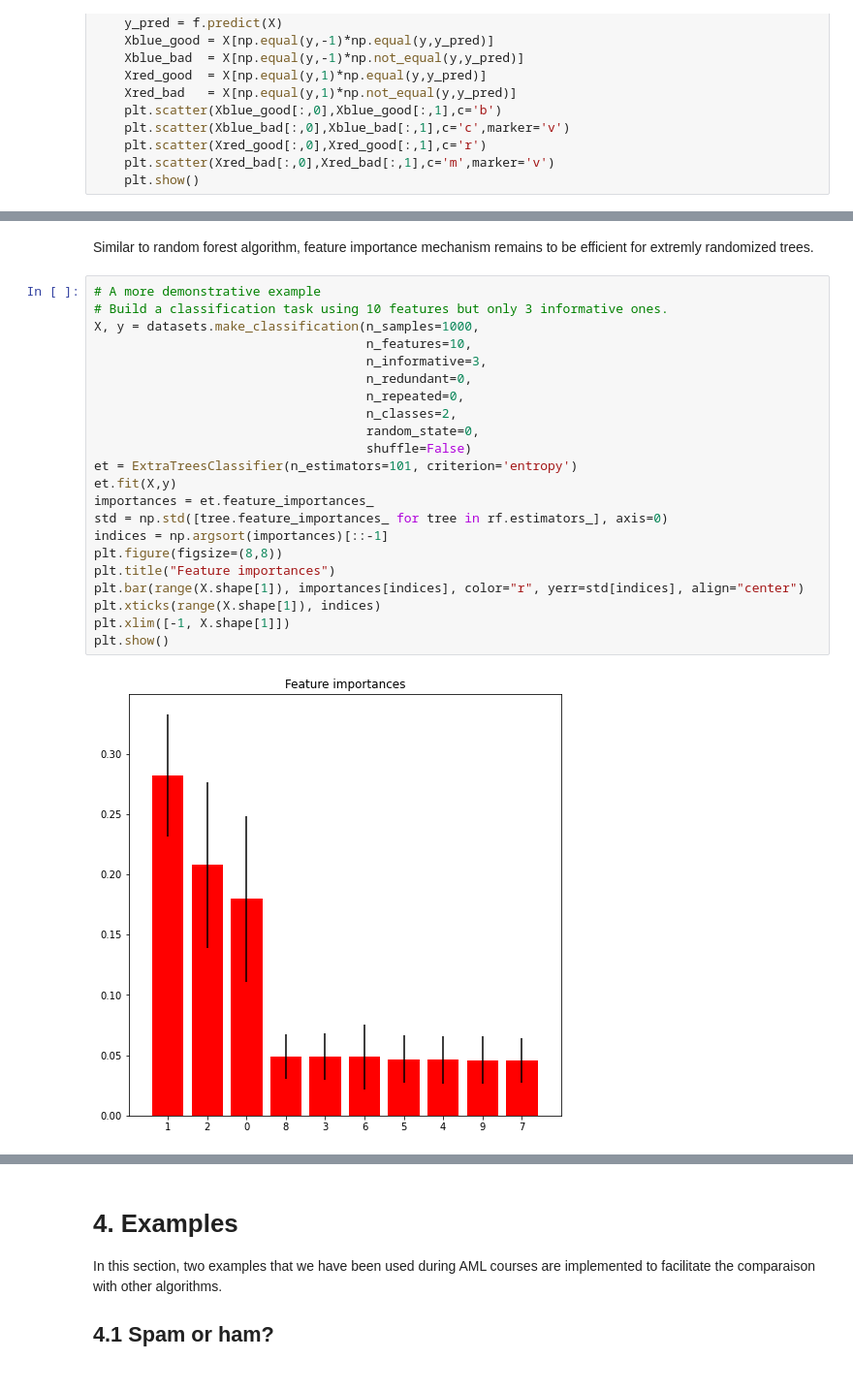
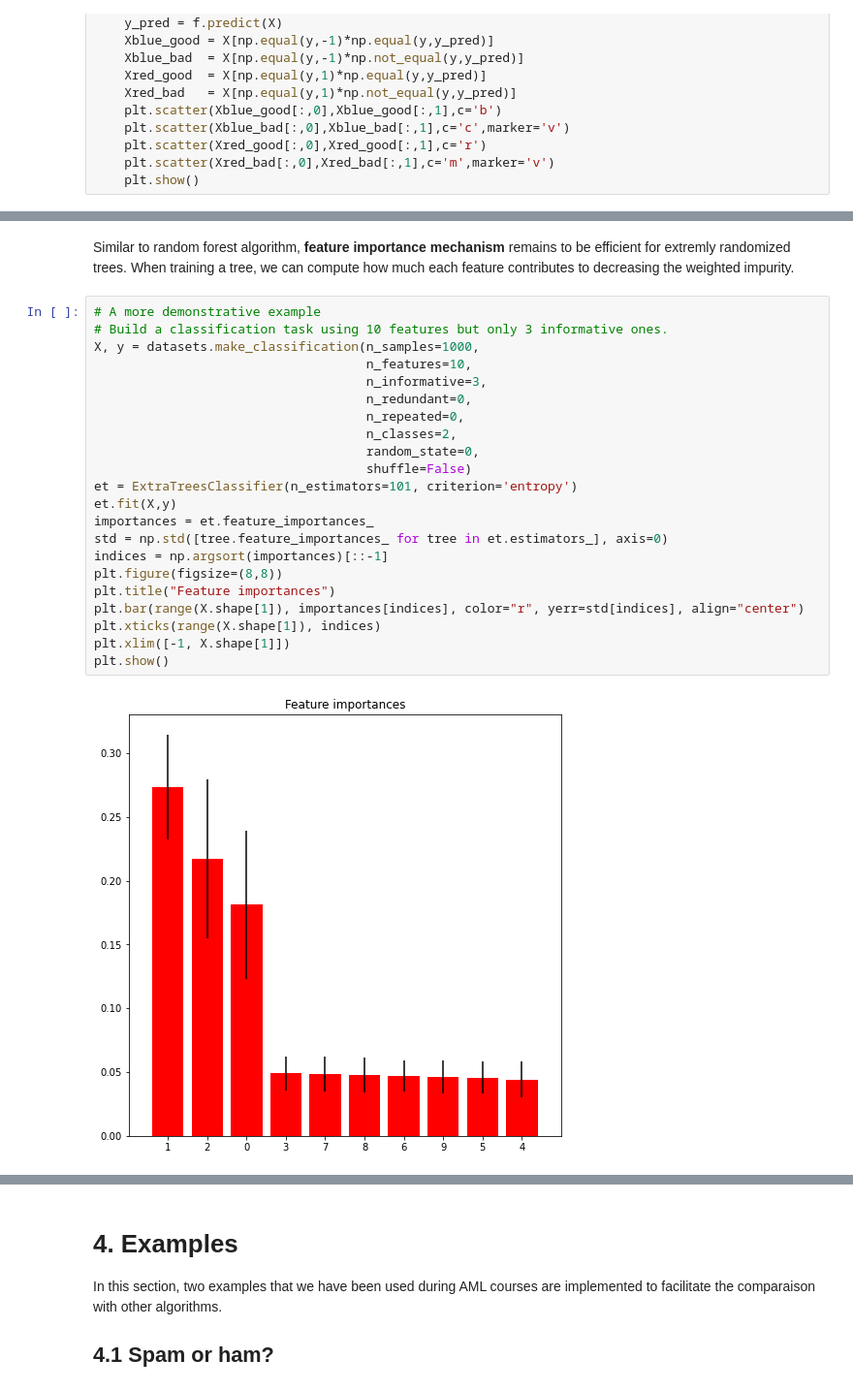
Before and after one commit to Ziqing-WU/ERT-Notebook, a Jupyter notebook: ExtraTrees.ipynb, the cells around one changed output, grey strips where cells are left out. Shown at 97% size. Cells and saved outputs as stored; diff of their text form.

```diff
--- a/ExtraTrees.ipynb
+++ b/ExtraTrees.ipynb
@@ -232,26 +236,26 @@ Generalization error: 0.08
 # %% [markdown]
-Similar to random forest algorithm, feature importance mechanism remains to be efficient for extremly randomized trees.
+Similar to random forest algorithm, **feature importance mechanism** remains to be efficient for extremly randomized trees. When training a tree, we can compute how much each feature contributes to decreasing the weighted impurity.
 # %%
 # A more demonstrative example
 # Build a classification task using 10 features but only 3 informative ones.
 X, y = datasets.make_classification(n_samples=1000,
                                     n_features=10,
                                     n_informative=3,
                                     n_redundant=0,
                                     n_repeated=0,
                                     n_classes=2,
                                     random_state=0,
                                     shuffle=False)
 et = ExtraTreesClassifier(n_estimators=101, criterion='entropy')
 et.fit(X,y)
 importances = et.feature_importances_
-std = np.std([tree.feature_importances_ for tree in rf.estimators_], axis=0)
+std = np.std([tree.feature_importances_ for tree in et.estimators_], axis=0)
 indices = np.argsort(importances)[::-1]
 plt.figure(figsize=(8,8))
 plt.title("Feature importances")
 plt.bar(range(X.shape[1]), importances[indices], color="r", yerr=std[indices], align="center")
 plt.xticks(range(X.shape[1]), indices)
 plt.xlim([-1, X.shape[1]])
 plt.show()
 # %% [output]
-[figure, old version]
+[figure, new version]
```
Also changed, not shown: parts of 5 cells of this notebook, 1 other file.
